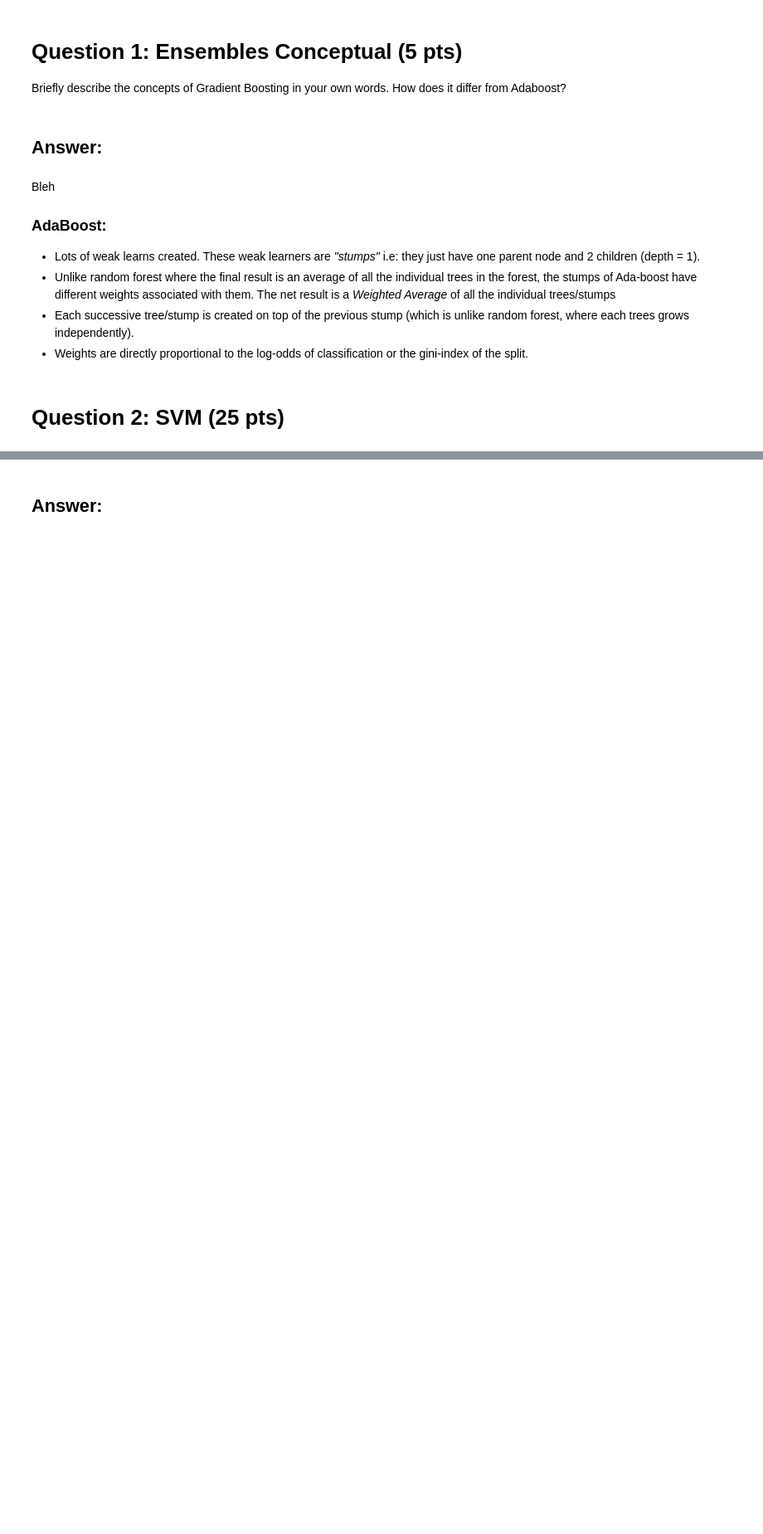
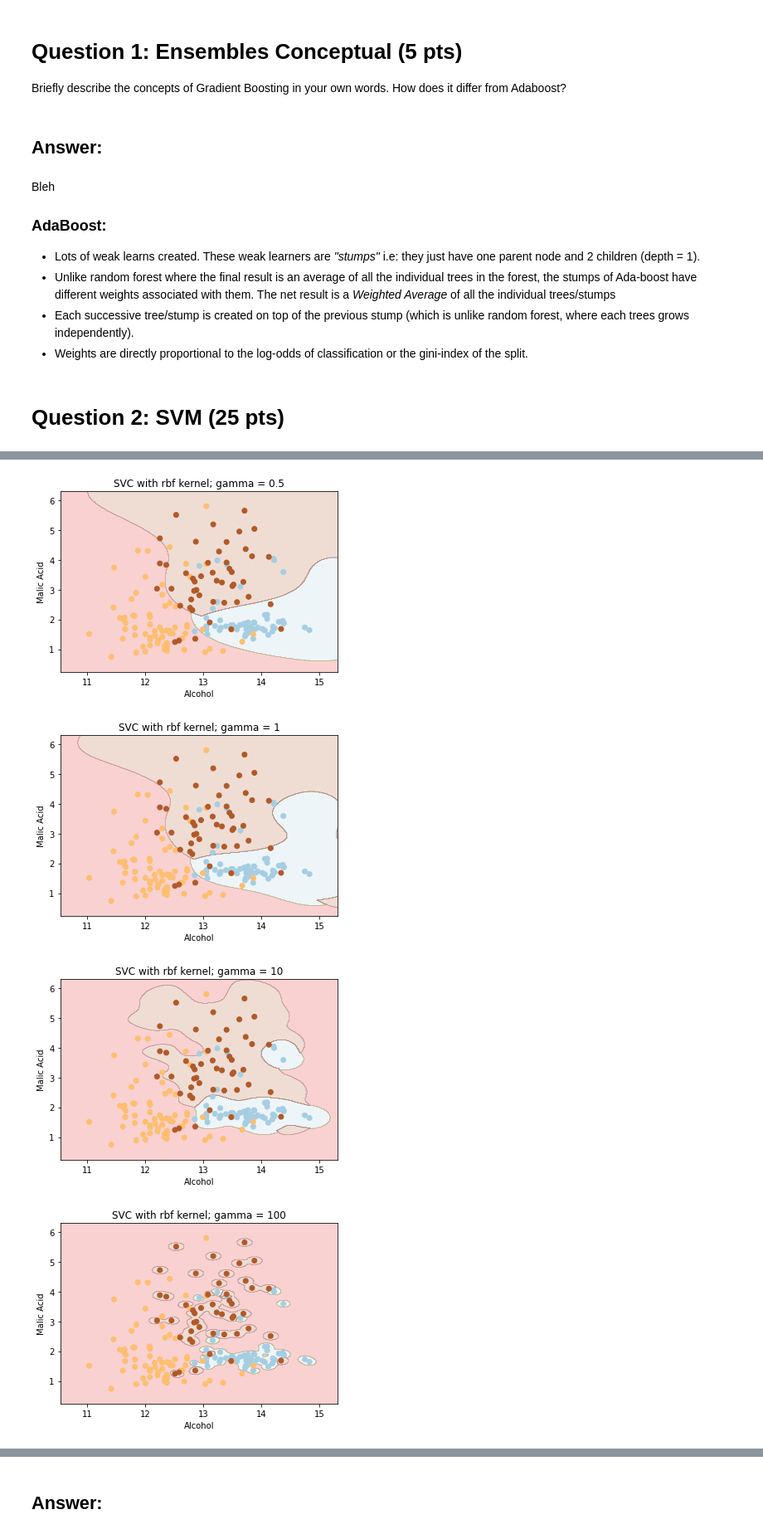
Before and after one commit to rohitashwachaks/MIS-382N-Adv.-Machine-Learning, a Jupyter notebook: assignment/HW5/MIS382N_HW5.ipynb, the cells around one changed output, grey strips where cells are left out. Shown at 83% size. Cells and saved outputs as stored; diff of their text form; code cells hidden in the pictures; blank space fills up the shorter version.

```diff
--- a/assignment/HW5/MIS382N_HW5.ipynb
+++ b/assignment/HW5/MIS382N_HW5.ipynb
@@ -96,0 +114,11 @@ plot_model(X, y, svc, kernel='linear')
+# %%
+kernel = 'rbf'
+
+for idx, gamma in enumerate([0.5, 1, 10, 100]):
+    svc = train_model(X, y, kernel= kernel, gamma = gamma)
+    plot_model(X, y, svc, kernel= kernel, gamma= gamma)
+# %% [output]
+[figure, added]
+[figure, added]
+[figure, added]
+[figure, added]
```
Also changed, not shown: parts of 34 cells of this notebook.
